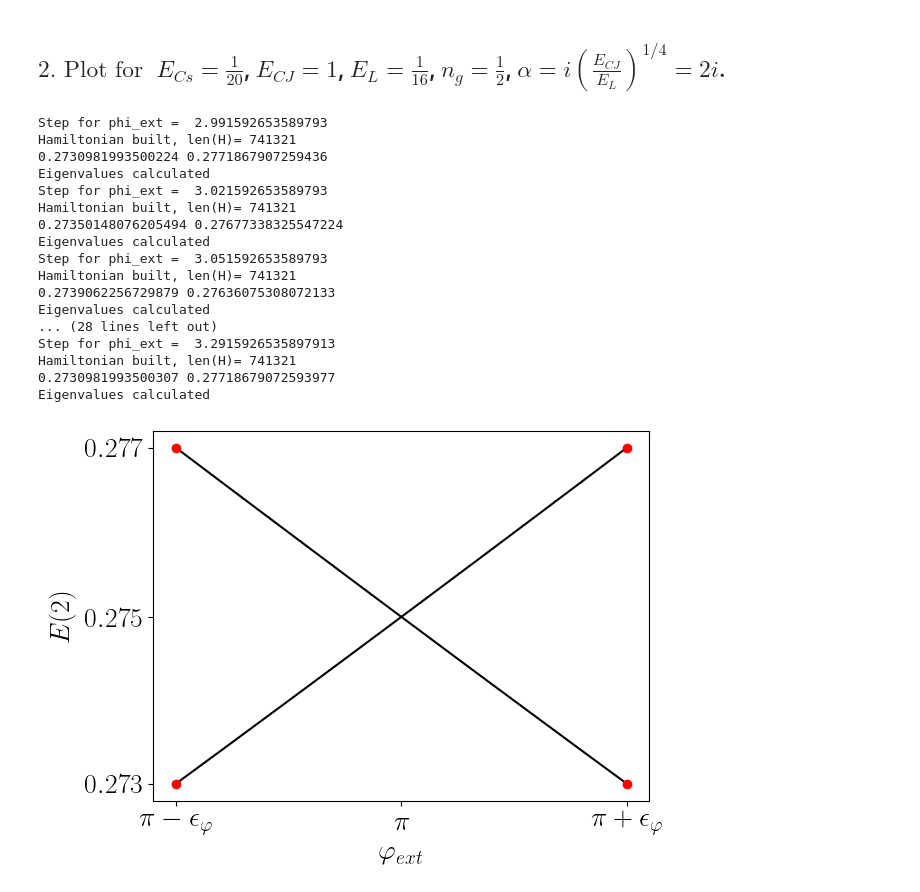
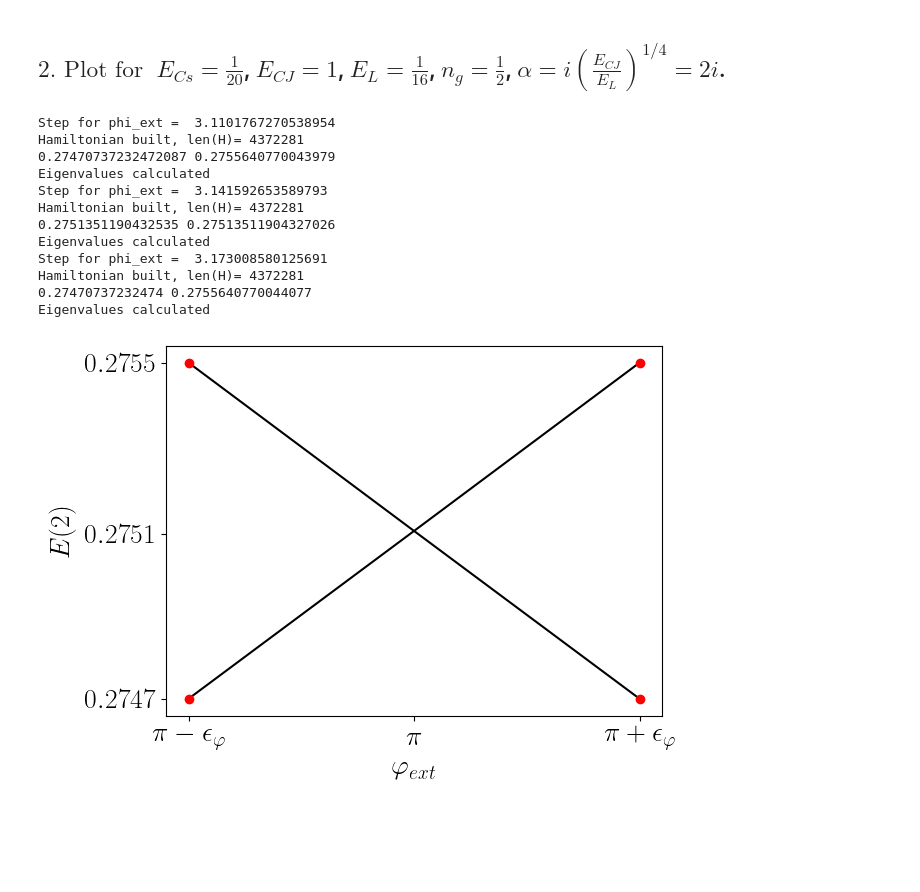
Before and after one commit to Jmalcrow/TFM, a Jupyter notebook: 0pi_Exactdiag_Fig16&18_phiext-MOD for 3!!!.ipynb, the cells around one changed output. Saved outputs shown, nothing was run; the diff lists cells and outputs as text; code cells hidden in the pictures; blank space fills up the shorter version.

```diff
--- a/0pi_Exactdiag_Fig16&18_phiext-MOD for 3!!!.ipynb
+++ b/0pi_Exactdiag_Fig16&18_phiext-MOD for 3!!!.ipynb
@@ -19,7 +19,7 @@ plt.rcParams['text.usetex']=True
 
 # For phi
 
-N=20
+N=50
 a_phi=np.diag(np.sqrt(np.arange(1, N+1)), 1)
 ad_phi=np.diag(np.sqrt(np.arange(1, N+1)), -1)
 N_phi=ad_phi@a_phi
@@ -50,9 +50,12 @@ E_J_2=(1.0/5.0)
 alpha2=(1j*(E_Cj_2/E_L_2)**(1.0/4.0))
 
 # For calculations
+a=np.pi-(np.pi*0.01)
+b=np.pi+(np.pi*0.01 + 0.001)
+phi_ext=np.arange(a,b,(0.01*np.pi))
+print(r"(1%) \epsilon_{\varphi} = ",(0.01*np.pi))
+epsilon_phi=(0.01*np.pi)
+print(phi_ext)
 
-a=np.pi-0.15
-b=np.pi+0.16
-phi_ext=np.arange(a,b,0.03) #0.06
 Energies=[]
 Energies2=[]
@@ -148,38 +149,33 @@ for phi2 in phi_ext:
     print("Eigenvalues calculated")
     Energies2.append(vals2)
 # %% [output]
-Step for phi_ext =  2.991592653589793
-Hamiltonian built, len(H)= 741321
-0.2730981993500224 0.2771867907259436
+Step for phi_ext =  3.1101767270538954
+Hamiltonian built, len(H)= 4372281
+0.27470737232472087 0.2755640770043979
 Eigenvalues calculated
-Step for phi_ext =  3.021592653589793
-Hamiltonian built, len(H)= 741321
-0.27350148076205494 0.27677338325547224
+Step for phi_ext =  3.141592653589793
+Hamiltonian built, len(H)= 4372281
+0.2751351190432535 0.27513511904327026
 Eigenvalues calculated
-Step for phi_ext =  3.051592653589793
-Hamiltonian built, len(H)= 741321
-0.2739062256729879 0.27636075308072133
+Step for phi_ext =  3.173008580125691
+Hamiltonian built, len(H)= 4372281
+0.27470737232474 0.2755640770044077
 Eigenvalues calculated
-... (28 lines left out)
-Step for phi_ext =  3.2915926535897913
-Hamiltonian built, len(H)= 741321
-0.2730981993500307 0.27718679072593977
-Eigenvalues calculated
 # %%
 #Plot 2
 #Energies2phi = np.array(Energies2)
 #np.save('Energies2phi.npy', Energies2phi)
 plt.plot(phi_ext,Energies2,c="k")
 #plt.ylim(0.25,0.7)
-plt.plot(2.991592653589793,0.2730981993500046, 'ro')
-plt.plot(2.991592653589793,0.2771867907259485, 'ro')
-plt.plot(3.2915926535897913,0.2730981993500271 , 'ro')
-plt.plot(3.2915926535897913,0.277186790725937, 'ro')
+plt.plot(np.pi-epsilon_phi,0.2747073723247168, 'ro')
+plt.plot(np.pi-epsilon_phi,0.2755640770043978, 'ro')
+plt.plot(np.pi+epsilon_phi,0.2747073723247168 , 'ro')
+plt.plot(np.pi+epsilon_phi,0.2755640770043978, 'ro')
 plt.xlabel(r'$\varphi_{ext}$')
 plt.ylabel('$E (2)$',labelpad=7.0)
-plt.xticks([np.pi-0.15,np.pi,np.pi+0.15],[r"$\pi-\epsilon_{\varphi}$",r"$\pi$",r"$\pi+\epsilon_{\varphi}$"])
-plt.yticks([0.273098199350034,0.2751284142050462,0.27718679072594654],[r"$0.273$",r"$0.275$",r"$0.277$"])
+plt.xticks([np.pi-epsilon_phi,np.pi,np.pi+epsilon_phi],[r"$\pi-\epsilon_{\varphi}$",r"$\pi$",r"$\pi+\epsilon_{\varphi}$"])
+plt.yticks([0.2747073723247168,0.2751284142050462,0.2755640770043978],[r"$0.2747$",r"$0.2751$",r"$0.2755$"])
 #plt.savefig('Energies2_vs_phiext_M50N125_INTNO2.pdf')
 plt.show()
 # %% [output]
-[figure, old version]
+[figure, new version]
```
Also changed, not shown: parts of 3 cells of this notebook, 2 other files.
